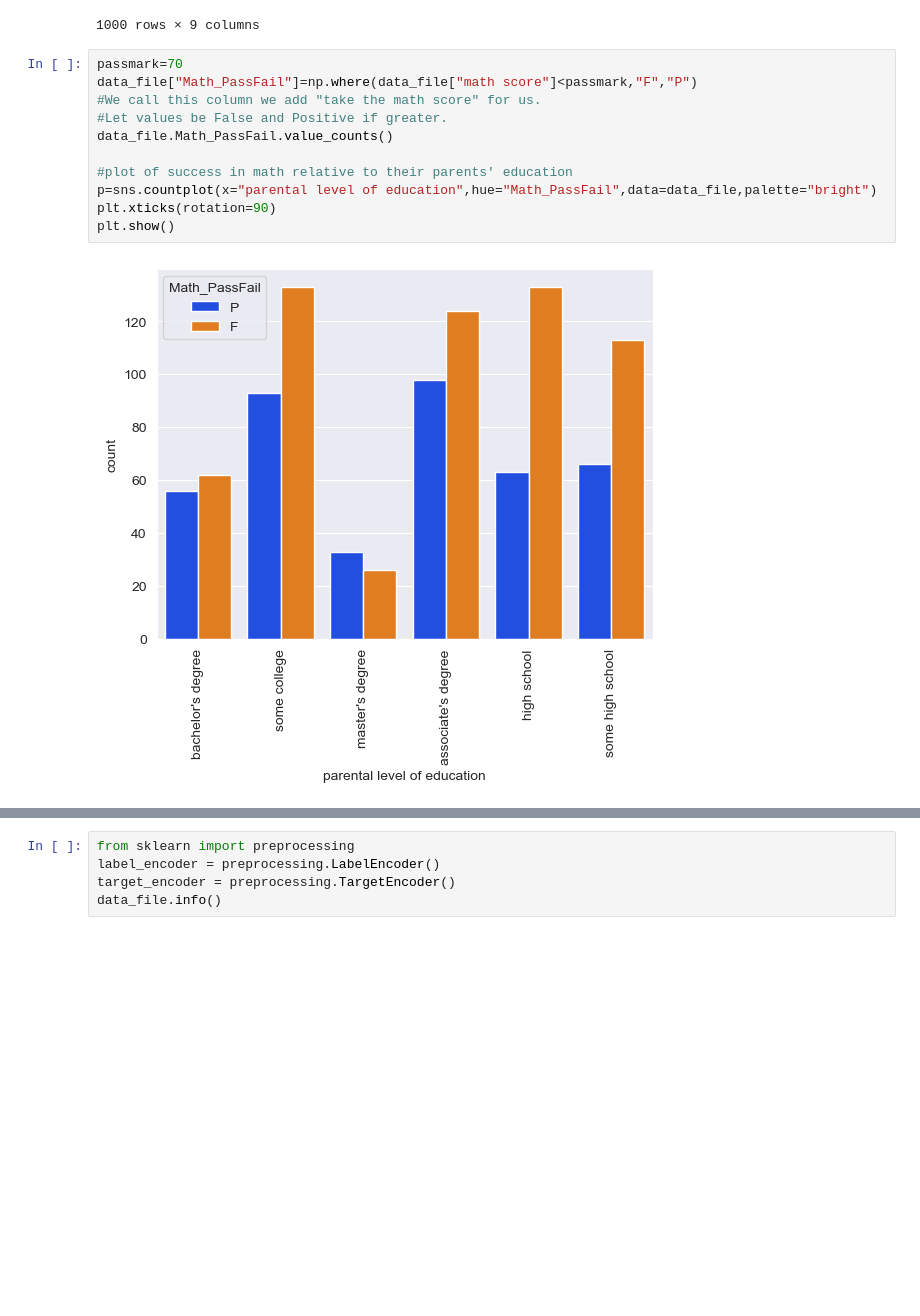
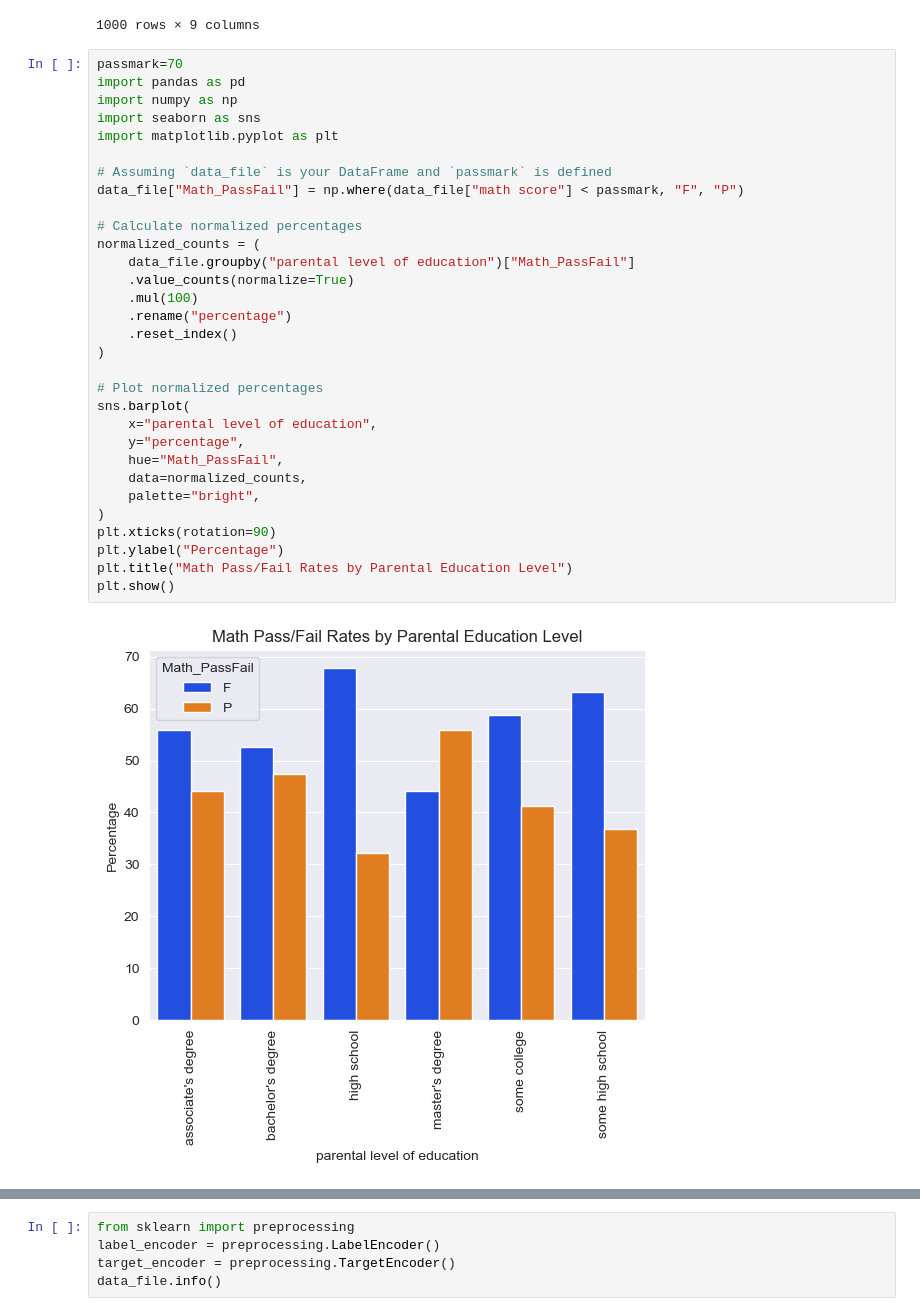
Before and after one commit to SR6/StudentPredictions, a Jupyter notebook: CSMLFinal.ipynb, the cells around one changed output, grey strips where cells are left out. Saved outputs shown, nothing was run; the diff lists cells and outputs as text; blank space fills up the shorter version.

```diff
--- a/CSMLFinal.ipynb
+++ b/CSMLFinal.ipynb
@@ -64,15 +65,35 @@ data_file
 1000 rows × 9 columns
 # %%
 passmark=70
-data_file["Math_PassFail"]=np.where(data_file["math score"]<passmark,"F","P")
-#We call this column we add "take the math score" for us.
-#Let values be False and Positive if greater.
-data_file.Math_PassFail.value_counts()
+import pandas as pd
+import numpy as np
+import seaborn as sns
+import matplotlib.pyplot as plt
 
-#plot of success in math relative to their parents' education
-p=sns.countplot(x="parental level of education",hue="Math_PassFail",data=data_file,palette="bright")
+# Assuming `data_file` is your DataFrame and `passmark` is defined
+data_file["Math_PassFail"] = np.where(data_file["math score"] < passmark, "F", "P")
+
+# Calculate normalized percentages
+normalized_counts = (
+    data_file.groupby("parental level of education")["Math_PassFail"]
+    .value_counts(normalize=True)
+    .mul(100)
+    .rename("percentage")
+    .reset_index()
+)
+
+# Plot normalized percentages
+sns.barplot(
+    x="parental level of education",
+    y="percentage",
+    hue="Math_PassFail",
+    data=normalized_counts,
+    palette="bright",
+)
 plt.xticks(rotation=90)
+plt.ylabel("Percentage")
+plt.title("Math Pass/Fail Rates by Parental Education Level")
 plt.show()
 # %% [output]
-[figure, old version]
+[figure, new version]
 # %%
```
Also changed, not shown: parts of 28 cells of this notebook.
